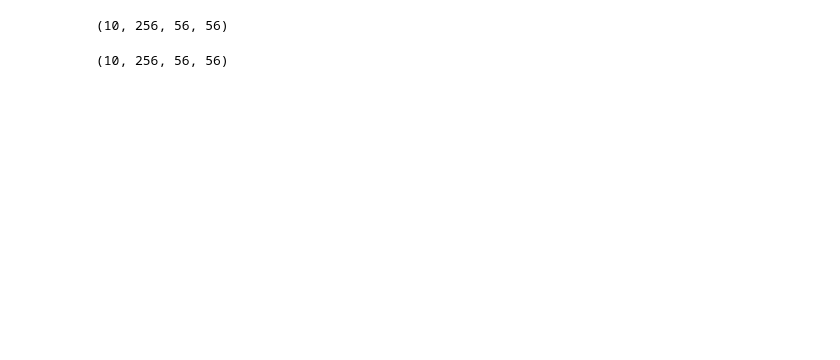
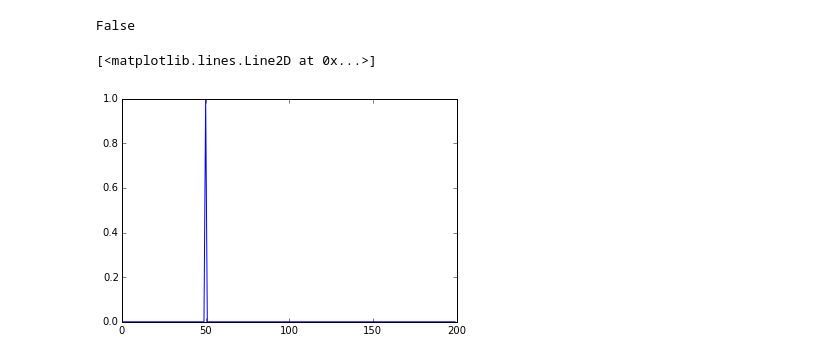
Before and after one commit to yassersouri/omgh, a Jupyter notebook: notebooks/VGG_Net.ipynb, the cells around one changed output. Cells and saved outputs as stored; diff of their text form; code cells hidden in the pictures; blank space fills up the shorter version.

```diff
--- a/notebooks/VGG_Net.ipynb
+++ b/notebooks/VGG_Net.ipynb
@@ -71,5 +56 @@ net.blobs.keys()
  'prob']
-# %%
-net.blobs['conv3_2'].data.shape
-# %% [output]
-(10, 256, 56, 56)
@@ -78,4 +57,9 @@ res = net_conv.predict([img], oversample=False)
-# %%
-net_conv.blobs['conv3_2'].data.shape
-# %% [output]
-(10, 256, 56, 56)
+# %%
+(net.blobs['prob'].data[0, :] == net.blobs['prob'].data[4, :]).all()
+# %% [output]
+False
+# %%
+plt.plot(net.blobs['prob'].data[0, :])
+# %% [output]
+[<matplotlib.lines.Line2D at 0x...>]
+[figure, added]
```
Also changed, not shown: parts of 9 cells of this notebook, 3 other files.
